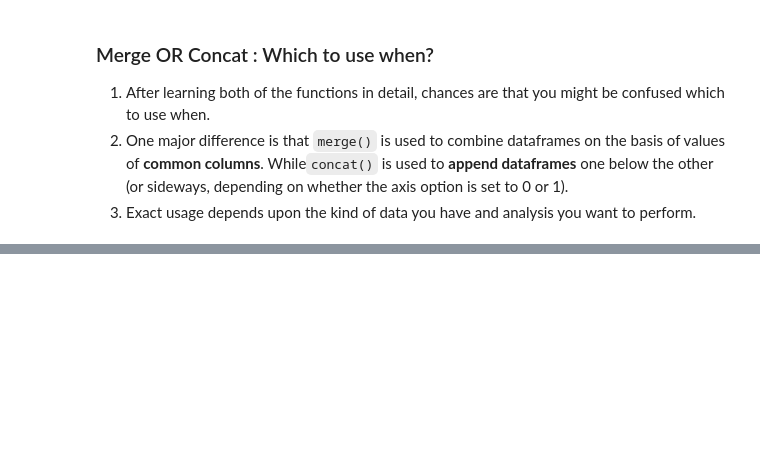
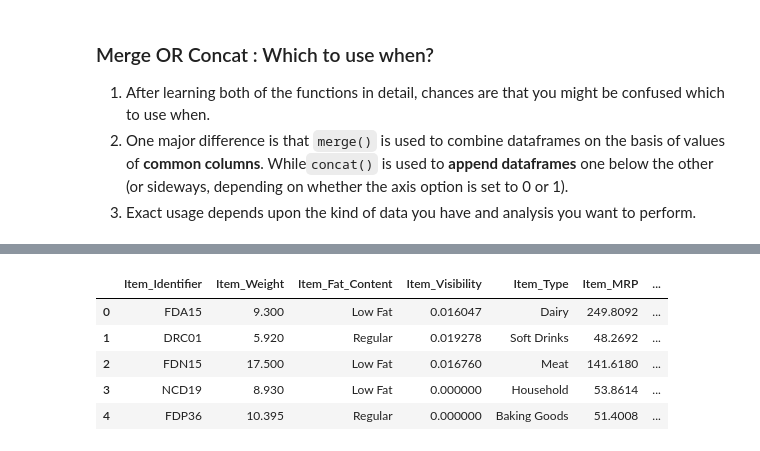
Before and after one commit to Neelam-Singhal/ds, a Jupyter notebook: pythontest.ipynb, the cells around one changed output, grey strips where cells are left out. Saved outputs shown, nothing was run; the diff lists cells and outputs as text; code cells hidden in the pictures; blank space fills up the shorter version.

```diff
--- a/pythontest.ipynb
+++ b/pythontest.ipynb
@@ -392,0 +400,14 @@ pd.merge(df_a, df_b, on='subject_id', how='left')
+# %%
+data_BM = pd.read_csv('bigmartt_data.csv')
+data_BM = data_BM.dropna(how="any")
+# reset index after dropping
+data_BM = data_BM.reset_index(drop=True)
+# view the top results
+data_BM.head()
+# %% [output]
+|  | Item_Identifier | Item_Weight | Item_Fat_Content | Item_Visibility | Item_Type | Item_MRP | ... |
+| 0 | FDA15 | 9.300 | Low Fat | 0.016047 | Dairy | 249.8092 | ... |
+| 1 | DRC01 | 5.920 | Regular | 0.019278 | Soft Drinks | 48.2692 | ... |
+| 2 | FDN15 | 17.500 | Low Fat | 0.016760 | Meat | 141.6180 | ... |
+| 3 | NCD19 | 8.930 | Low Fat | 0.000000 | Household | 53.8614 | ... |
+| 4 | FDP36 | 10.395 | Regular | 0.000000 | Baking Goods | 51.4008 | ... |
```
Also changed, not shown: parts of 7 cells of this notebook.
